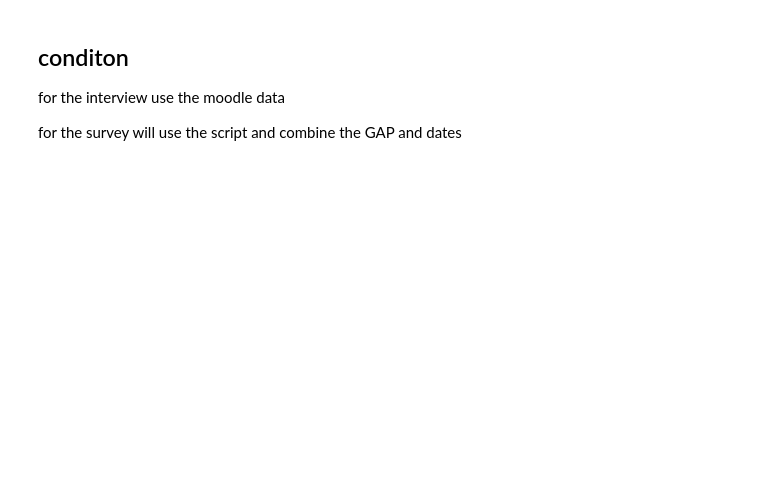
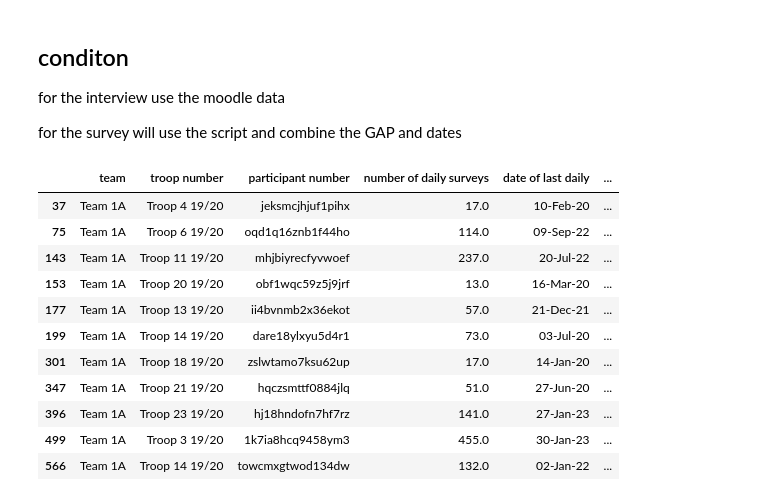
Before and after one commit to CCJS-UofR/GAP-implementation-for-Annual-survey, a Jupyter notebook: gap_matching_script.ipynb, the cells around one changed output. Cells and saved outputs as stored; diff of their text form; code cells hidden in the pictures; blank space fills up the shorter version.

```diff
--- a/gap_matching_script.ipynb
+++ b/gap_matching_script.ipynb
@@ -126,3 +83,19 @@ col_names = {'username':'participant number','profile_field_annualsurvey4':'time
 for the interview use the moodle data
 
 for the survey will use the script and combine the GAP and dates
+# %%
+df_gap_moodle =df_moodle[df_moodle.isin([":-GAP-"]).any(axis=1)]
+df_gap_moodle.iloc[:,:17]
+# %% [output]
+|  | team | troop number | participant number | number of daily surveys | date of last daily | ... |
+| 37 | Team 1A | Troop 4 19/20 | jeksmcjhjuf1pihx | 17.0 | 10-Feb-20 | ... |
+| 75 | Team 1A | Troop 6 19/20 | oqd1q16znb1f44ho | 114.0 | 09-Sep-22 | ... |
+| 143 | Team 1A | Troop 11 19/20 | mhjbiyrecfyvwoef | 237.0 | 20-Jul-22 | ... |
+| 153 | Team 1A | Troop 20 19/20 | obf1wqc59z5j9jrf | 13.0 | 16-Mar-20 | ... |
+| 177 | Team 1A | Troop 13 19/20 | ii4bvnmb2x36ekot | 57.0 | 21-Dec-21 | ... |
+| 199 | Team 1A | Troop 14 19/20 | dare18ylxyu5d4r1 | 73.0 | 03-Jul-20 | ... |
+| 301 | Team 1A | Troop 18 19/20 | zslwtamo7ksu62up | 17.0 | 14-Jan-20 | ... |
+| 347 | Team 1A | Troop 21 19/20 | hqczsmttf0884jlq | 51.0 | 27-Jun-20 | ... |
+| 396 | Team 1A | Troop 23 19/20 | hj18hndofn7hf7rz | 141.0 | 27-Jan-23 | ... |
+| 499 | Team 1A | Troop 3 19/20 | 1k7ia8hcq9458ym3 | 455.0 | 30-Jan-23 | ... |
+| 566 | Team 1A | Troop 14 19/20 | towcmxgtwod134dw | 132.0 | 02-Jan-22 | ... |
```
Also changed, not shown: parts of 14 cells of this notebook, 1 other file.
